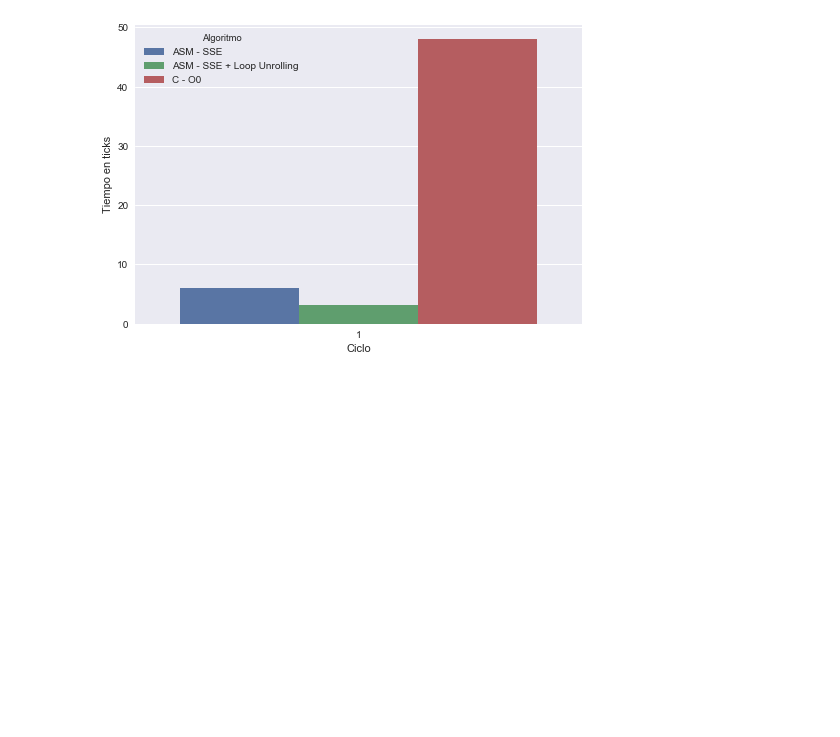
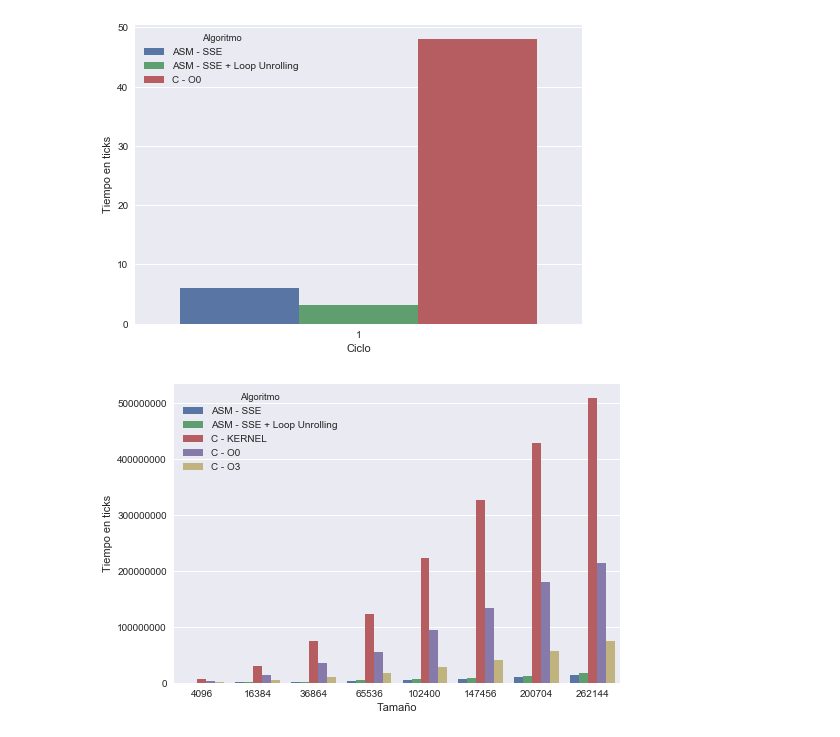
Before and after one commit to ZebaSz/orga2-tp2, a Jupyter notebook: informe/data/Orga2-TP2.ipynb, the cells around one changed output. Saved outputs shown, nothing was run; the diff lists cells and outputs as text; code cells hidden in the pictures; blank space fills up the shorter version.

```diff
--- a/informe/data/Orga2-TP2.ipynb
+++ b/informe/data/Orga2-TP2.ipynb
@@ -179,3 +188,16 @@ plt.ylabel('Tiempo en ticks')
 plt.show()
 # %% [output]
 [figure]
+# %%
+dfUnroll = pd.read_csv('maxCloser-kernel5.csv') # puede que haya que conseguir datos de nuevo
+dfUnroll[algo] = dfUnroll[algo].map({0: 'C - KERNEL', 1: 'ASM - SSE + Loop Unrolling'})
+
+df = pd.concat([dfMaxCloser, dfUnroll], ignore_index=True)
+df = df.groupby([algo, tam]).min().reset_index()
+
+sns.barplot(x=tam, y=ticks, data=df, hue=algo)
+plt.ylabel('Tiempo en ticks')
+plt.gca().get_yaxis().get_major_formatter().set_scientific(False)
+plt.show()
+# %% [output]
+[figure, added]
```
Also changed, not shown: parts of 1 cell of this notebook, 5 other files.
